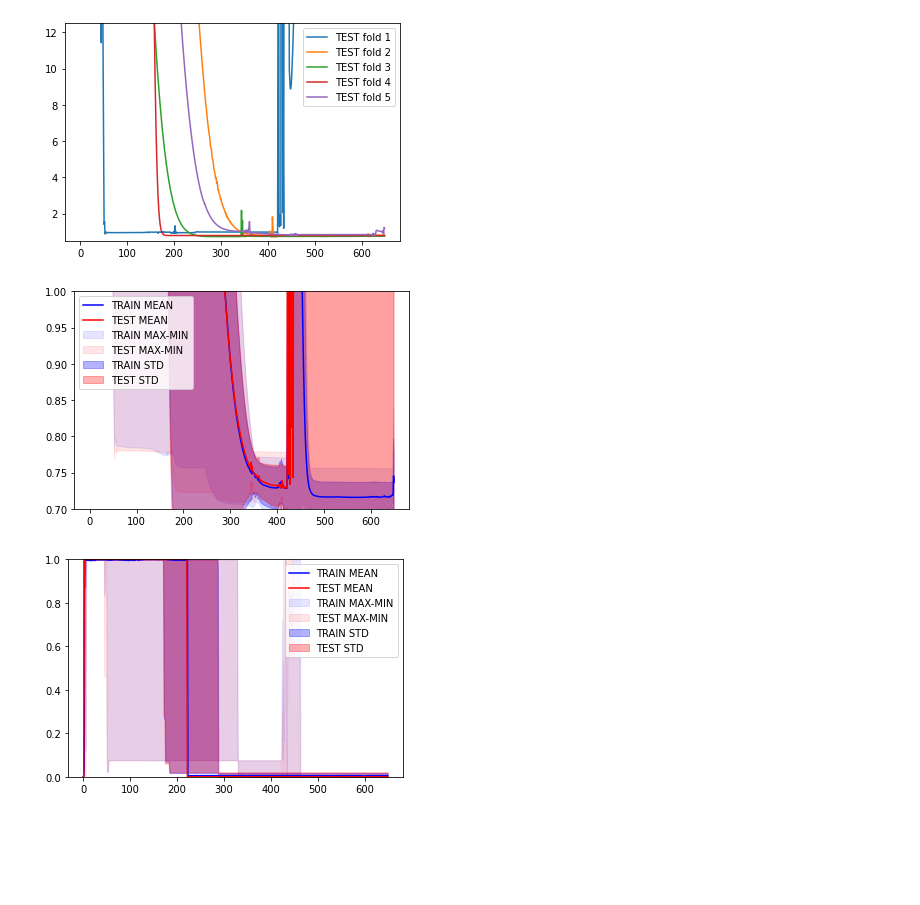
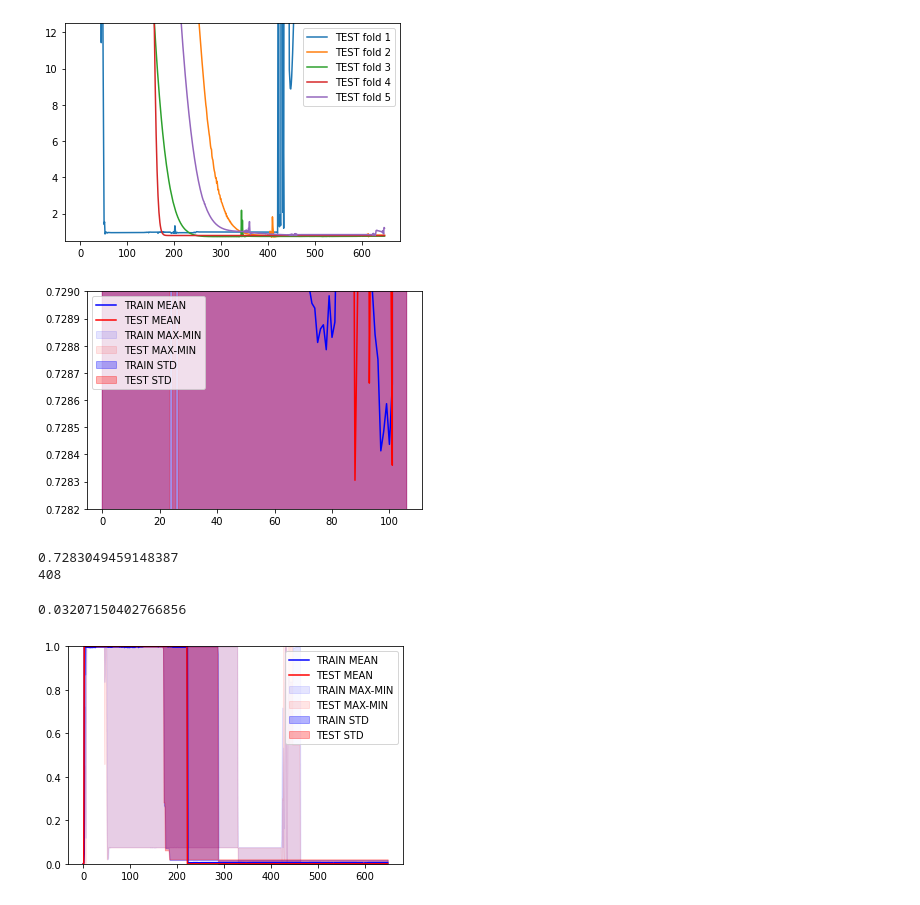
Before and after one commit to Abdigal1/LIIARPI_1, a Jupyter notebook: SLIC_GAT/SLIC_GAT_PRUEBAS.ipynb, the cells around one changed output. Cells and saved outputs as stored; diff of their text form; code cells hidden in the pictures; blank space fills up the shorter version.

```diff
--- a/SLIC_GAT/SLIC_GAT_PRUEBAS.ipynb
+++ b/SLIC_GAT/SLIC_GAT_PRUEBAS.ipynb
@@ -179,21 +200,30 @@ plt.show()
 # %%
 import matplotlib.pyplot as plt
 
-init=0
-plt.fill_between(x=np.arange(tt_aa[1][init:].shape[0]),y1=tt_aa[1][init:],y2=tt_aa[0][init:],color='b',alpha=0.1, label = "TRAIN MAX-MIN")
-plt.fill_between(x=np.arange(tt_aa[1][init:].shape[0]),y1=vv_aa[1][init:],y2=vv_aa[0][init:],color='r',alpha=0.1, label = "TEST MAX-MIN")
+init=320
+end=427
+plt.fill_between(x=np.arange(tt_aa[1][init:end].shape[0]),y1=tt_aa[1][init:end],y2=tt_aa[0][init:end],color='b',alpha=0.1, label = "TRAIN MAX-MIN")
+plt.fill_between(x=np.arange(tt_aa[1][init:end].shape[0]),y1=vv_aa[1][init:end],y2=vv_aa[0][init:end],color='r',alpha=0.1, label = "TEST MAX-MIN")
 
-plt.fill_between(x=np.arange(tt_aa[1][init:].shape[0]),y1=tt_aa[3][init:],y2=tt_aa[4][init:],color='b',alpha=0.3, label = "TRAIN STD")
-plt.fill_between(x=np.arange(tt_aa[1][init:].shape[0]),y1=vv_aa[3][init:],y2=vv_aa[4][init:],color='r',alpha=0.3, label = "TEST STD")
+plt.fill_between(x=np.arange(tt_aa[1][init:end].shape[0]),y1=tt_aa[3][init:end],y2=tt_aa[4][init:end],color='b',alpha=0.3, label = "TRAIN STD")
+plt.fill_between(x=np.arange(tt_aa[1][init:end].shape[0]),y1=vv_aa[3][init:end],y2=vv_aa[4][init:end],color='r',alpha=0.3, label = "TEST STD")
 
-plt.plot(tt_aa[2][init:],'b', label = "TRAIN MEAN")
-plt.plot(vv_aa[2][init:],'r', label = "TEST MEAN")
+plt.plot(tt_aa[2][init:end],'b', label = "TRAIN MEAN")
+plt.plot(vv_aa[2][init:end],'r', label = "TEST MEAN")
 
-plt.ylim(0.7,1)
+plt.ylim(0.7282,0.729)
 plt.legend()
 plt.show()
 # %% [output]
-[figure, old version]
+[figure, new version]
+# %%
+print(vv_aa[2].min())
+print(np.argmin(vv_aa[2]))
+vv_aa[3][np.argmin(vv_aa[2])]-vv_aa[2].min()
+# %% [output]
+0.7283049459148387
+408
+0.03207150402766856
 # %%
 #(folds,epochs,classes)
 flTP_v=np.vectorize(lambda lTP,i:np.array(lTP[i]['valid_acc_abs']),
```
Also changed, not shown: parts of 6 cells of this notebook.
